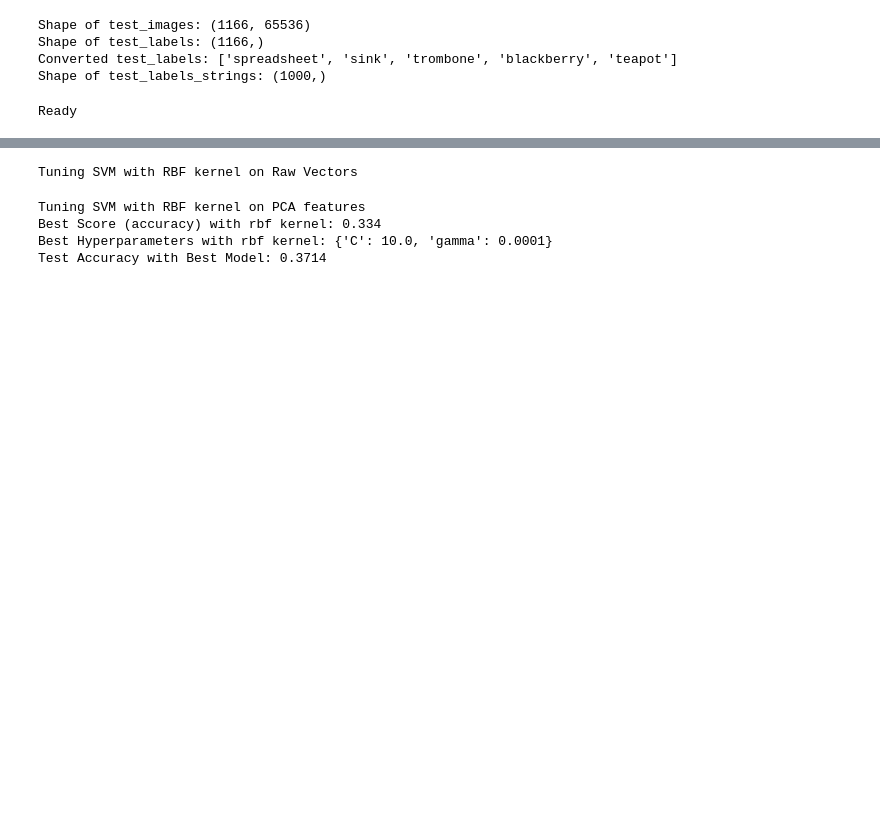
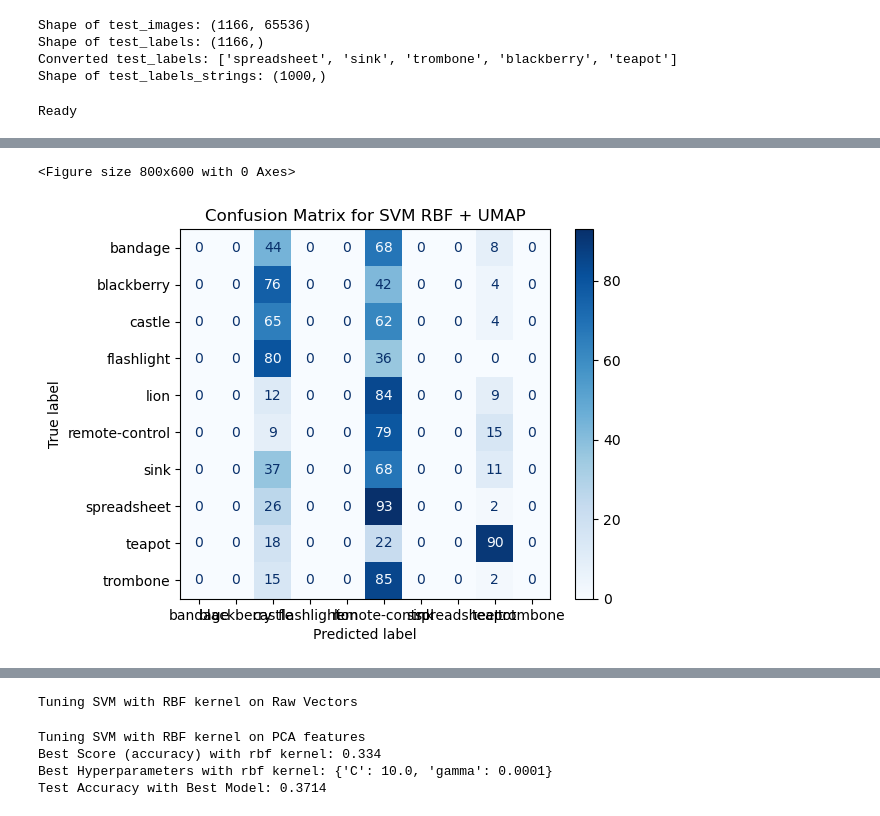
Before and after one commit to valenpy22/AA-Labs, a Jupyter notebook: Tarea1.ipynb, the cells around one changed output, grey strips where cells are left out. Cells and saved outputs as stored; diff of their text form; code cells hidden in the pictures; blank space fills up the shorter version.

```diff
--- a/Tarea1.ipynb
+++ b/Tarea1.ipynb
@@ -324,3 +352,8 @@ plot_accuracy_per_class(class_names, accuracies_rbf_umap, "RBF + UMAP")
+# %%
+plot_confusion_matrix_for_model(predictions_rbf_umap, test_labels, class_names, "SVM RBF + UMAP")
+# %% [output]
+<Figure size 800x600 with 0 Axes>
+[figure, added]
 # %%
 # Train SVM with Sigmoid kernel and raw image vectors
 svm_sigmoid_raw = SVC(kernel='sigmoid', C=1.0)
```
Also changed, not shown: parts of 20 cells of this notebook.
